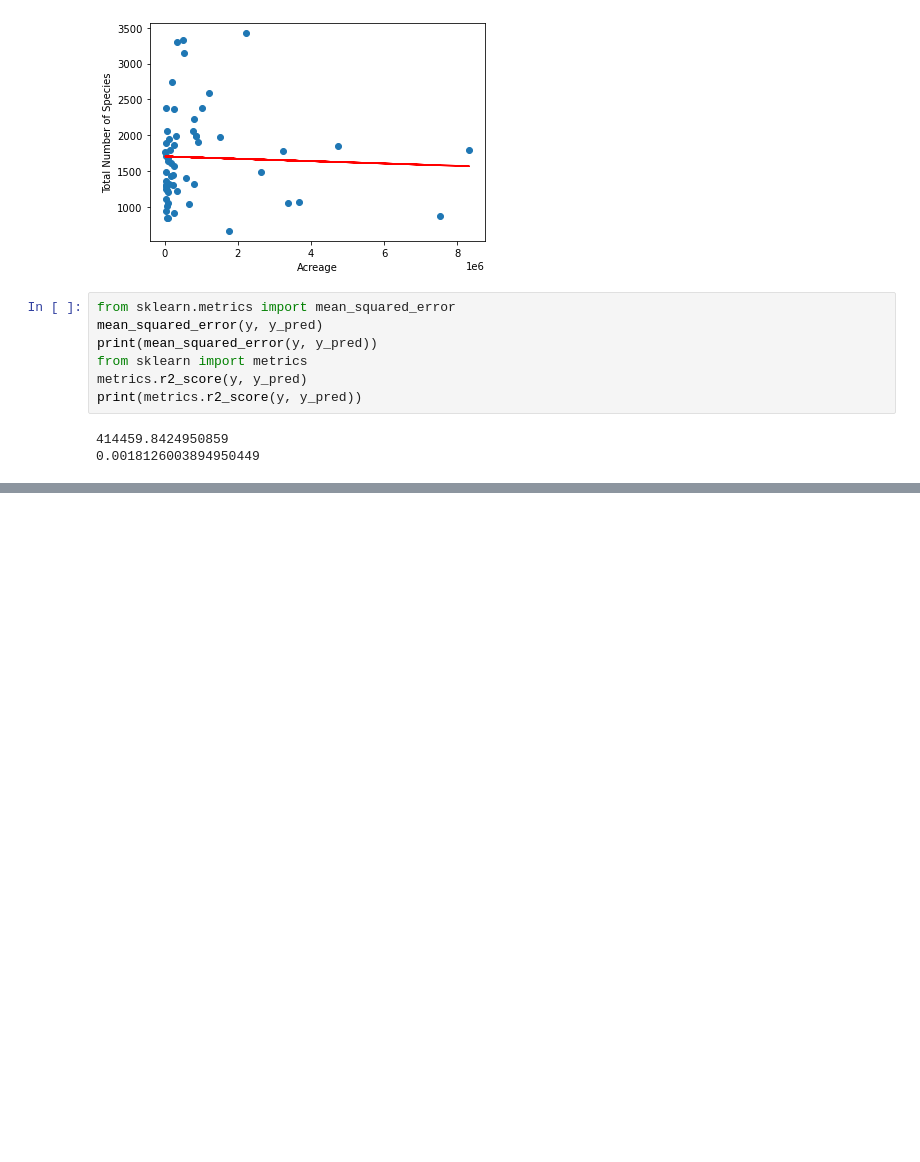
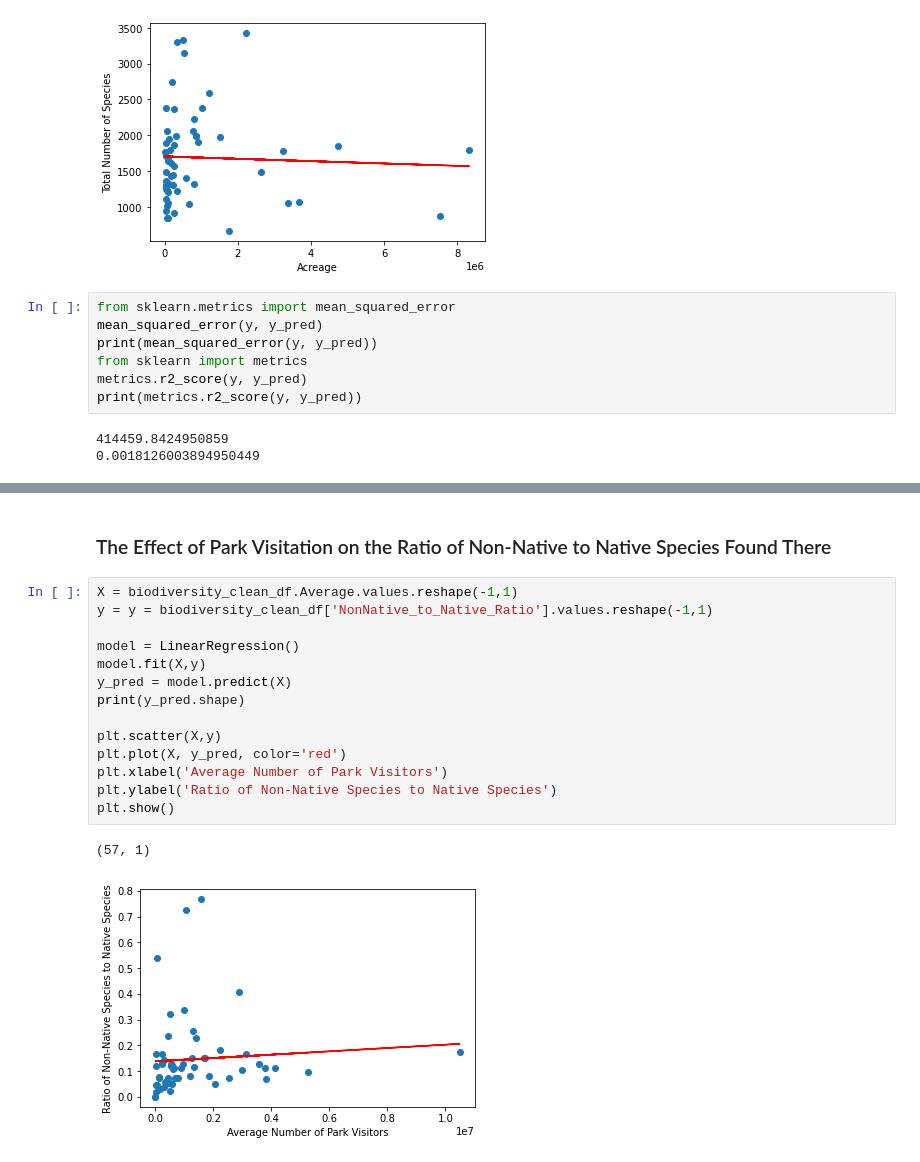
Before and after one commit to holleyvoegtle/Biodiversity_Analysis, a Jupyter notebook: machine-learning/Biodiversity_MachineLearning.ipynb, the cells around one changed output, grey strips where cells are left out. Saved outputs shown, nothing was run; the diff lists cells and outputs as text; blank space fills up the shorter version.

```diff
--- a/machine-learning/Biodiversity_MachineLearning.ipynb
+++ b/machine-learning/Biodiversity_MachineLearning.ipynb
@@ -685,0 +685,19 @@ y = y = biodiversity_clean_df['Not Native'].values.reshape(-1,1)
+# %% [markdown]
+### The Effect of Park Visitation on the Ratio of Non-Native to Native Species Found There
+# %%
+X = biodiversity_clean_df.Average.values.reshape(-1,1)
+y = y = biodiversity_clean_df['NonNative_to_Native_Ratio'].values.reshape(-1,1)
+
+model = LinearRegression()
+model.fit(X,y)
+y_pred = model.predict(X)
+print(y_pred.shape)
+
+plt.scatter(X,y)
+plt.plot(X, y_pred, color='red')
+plt.xlabel('Average Number of Park Visitors')
+plt.ylabel('Ratio of Non-Native Species to Native Species')
+plt.show()
+# %% [output]
+(57, 1)
+[figure, added]
```
Also changed, not shown: parts of 43 cells of this notebook.
